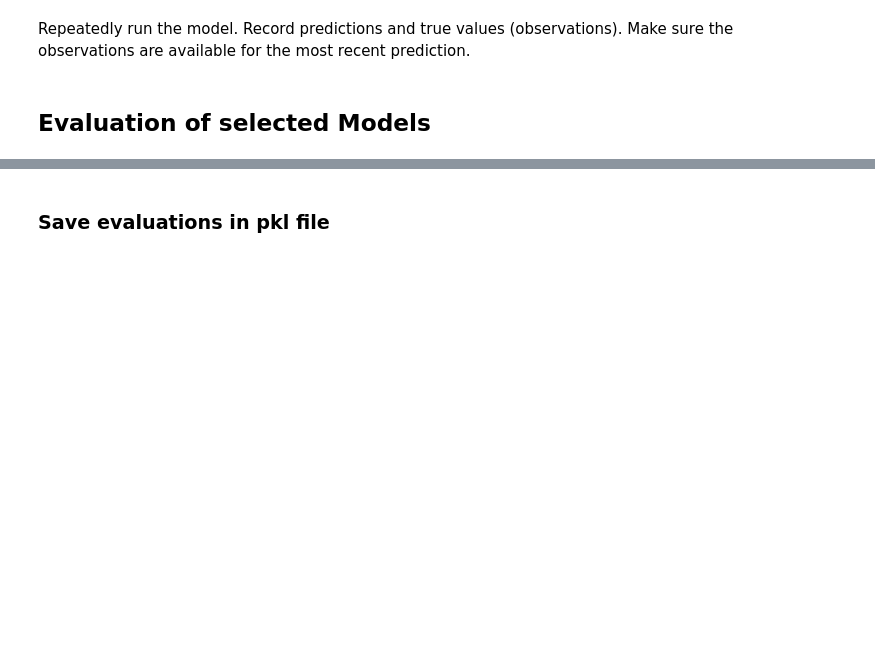
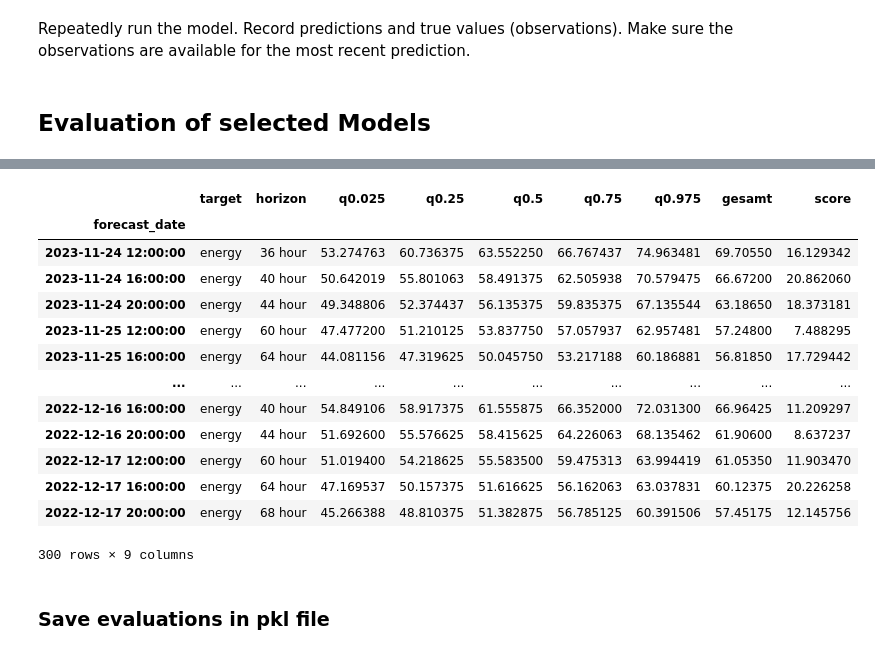
Before and after one commit to EliasKng/PTSFC, a Jupyter notebook: Energy/cross_validate_energy.ipynb, the cells around one changed output, grey strips where cells are left out. Cells and saved outputs as stored; diff of their text form; code cells hidden in the pictures; blank space fills up the shorter version.

```diff
--- a/Energy/cross_validate_energy.ipynb
+++ b/Energy/cross_validate_energy.ipynb
@@ -93,18 +93,18 @@ models = [
     #     'name': 'mixed',
     #     'function': [[model4_sunhours, model4_holidays_2, model4_population],[1,1,1]]
     # },
-    {
-        'name': 'm5_bl_m4_x',
-        'function': [functions_m5_bl_m4_x,weights_m5_bl_m4_x]
-    },
+    # {
+    #     'name': 'm5_bl_m4_x',
+    #     'function': [functions_m5_bl_m4_x,weights_m5_bl_m4_x]
+    # },
     # {
     #     'name': 'model5',
     #     'function': model5
     # },
-    # {
-    #     'name': 'baseline',
-    #     'function': baseline
-    #  },
+    {
+        'name': 'baseline',
+        'function': baseline
+     },
     # {
     #     'name': 'model1',
     #     'function': model1
@@ -139,3 +157,20 @@ evaluate_models(models, df_cval, last_x=50, weeks=True)
+# %%
+models[0]['evaluation']
+# %% [output]
+|  | target | horizon | q0.025 | q0.25 | q0.5 | q0.75 | q0.975 | gesamt | score |
+| forecast_date |  |  |  |  |  |  |  |  |  |
+| 2023-11-24 12:00:00 | energy | 36 hour | 53.274763 | 60.736375 | 63.552250 | 66.767437 | 74.963481 | 69.70550 | 16.129342 |
+| 2023-11-24 16:00:00 | energy | 40 hour | 50.642019 | 55.801063 | 58.491375 | 62.505938 | 70.579475 | 66.67200 | 20.862060 |
+| 2023-11-24 20:00:00 | energy | 44 hour | 49.348806 | 52.374437 | 56.135375 | 59.835375 | 67.135544 | 63.18650 | 18.373181 |
+| 2023-11-25 12:00:00 | energy | 60 hour | 47.477200 | 51.210125 | 53.837750 | 57.057937 | 62.957481 | 57.24800 | 7.488295 |
+| 2023-11-25 16:00:00 | energy | 64 hour | 44.081156 | 47.319625 | 50.045750 | 53.217188 | 60.186881 | 56.81850 | 17.729442 |
+| ... | ... | ... | ... | ... | ... | ... | ... | ... | ... |
+| 2022-12-16 16:00:00 | energy | 40 hour | 54.849106 | 58.917375 | 61.555875 | 66.352000 | 72.031300 | 66.96425 | 11.209297 |
+| 2022-12-16 20:00:00 | energy | 44 hour | 51.692600 | 55.576625 | 58.415625 | 64.226063 | 68.135462 | 61.90600 | 8.637237 |
+| 2022-12-17 12:00:00 | energy | 60 hour | 51.019400 | 54.218625 | 55.583500 | 59.475313 | 63.994419 | 61.05350 | 11.903470 |
+| 2022-12-17 16:00:00 | energy | 64 hour | 47.169537 | 50.157375 | 51.616625 | 56.162063 | 63.037831 | 60.12375 | 20.226258 |
+| 2022-12-17 20:00:00 | energy | 68 hour | 45.266388 | 48.810375 | 51.382875 | 56.785125 | 60.391506 | 57.45175 | 12.145756 |
+300 rows × 9 columns
 # %% [markdown]
 ### Save evaluations in pkl file
 # %%
```
Also changed, not shown: parts of 5 cells of this notebook, 4 other files.
